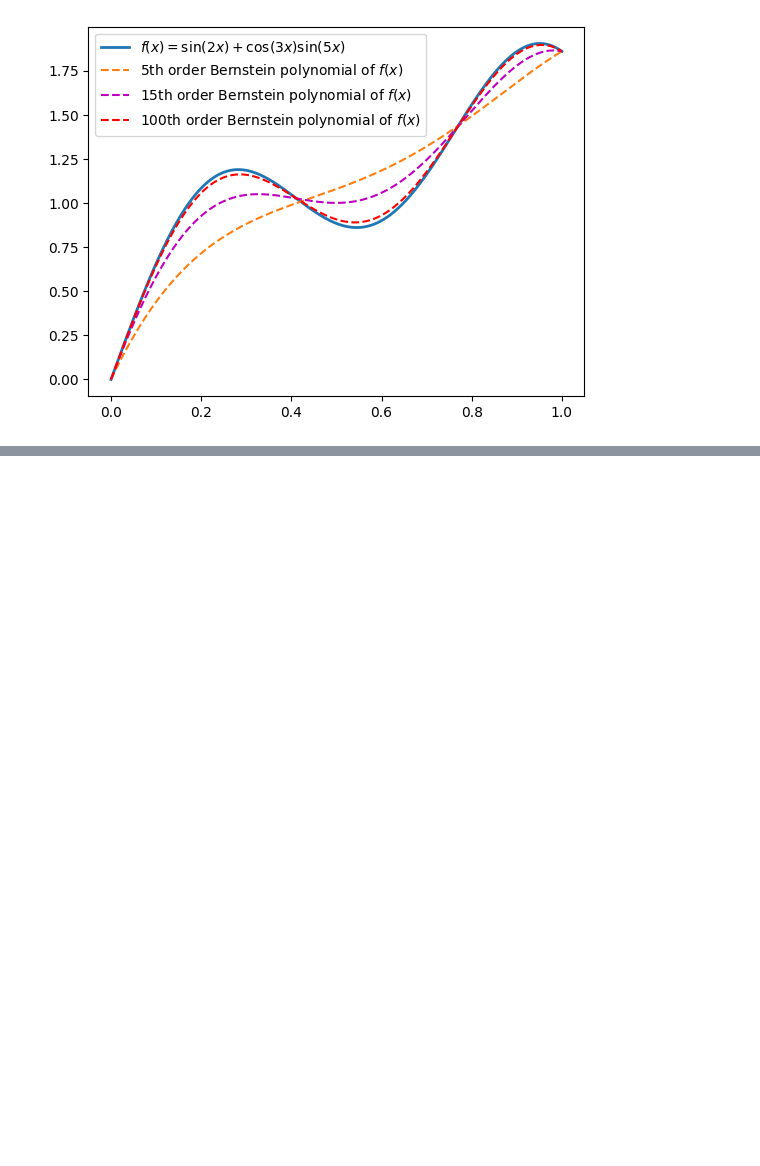
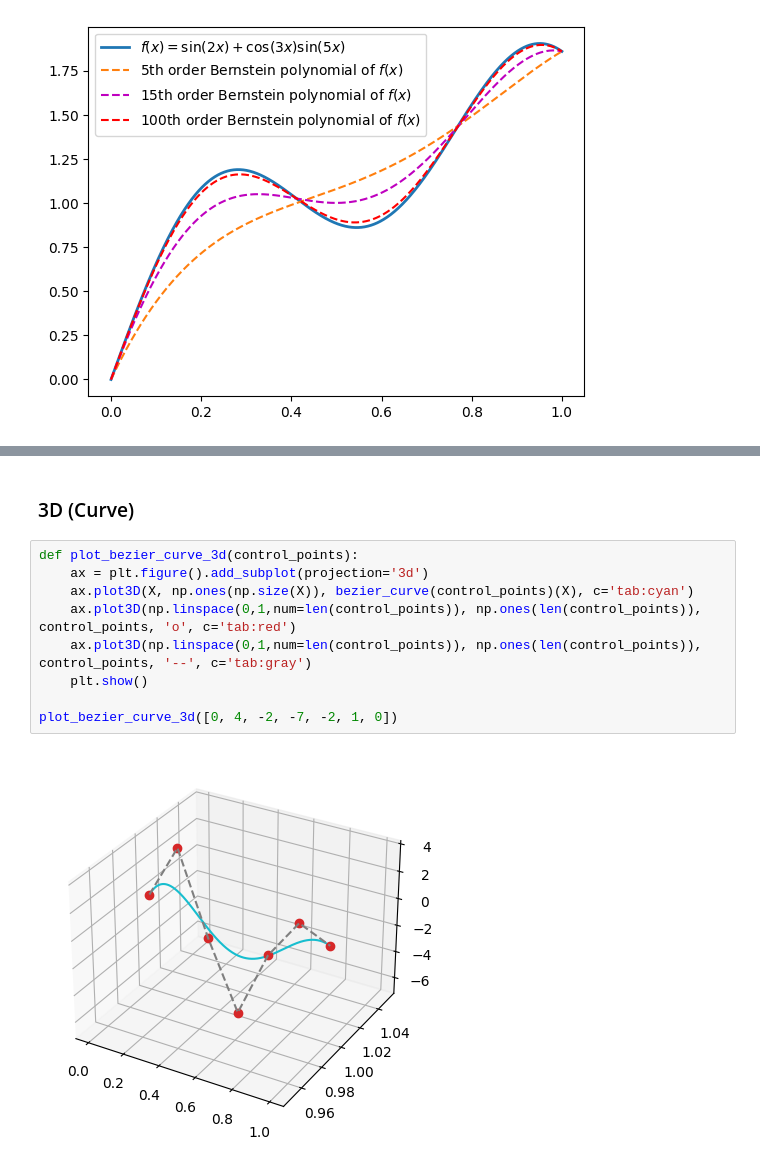
Before and after one commit to ttesmer/CAMPP, a Jupyter notebook: parametric_curves/Bernstein Polynomials, Bezier Curves, B-Splines and NURBS.ipynb, the cells around one changed output, grey strips where cells are left out. Saved outputs shown, nothing was run; the diff lists cells and outputs as text; blank space fills up the shorter version.

Commit message:
add 3D bezier

```diff
--- a/parametric_curves/Bernstein Polynomials, Bezier Curves, B-Splines and NURBS.ipynb
+++ b/parametric_curves/Bernstein Polynomials, Bezier Curves, B-Splines and NURBS.ipynb
@@ -70,0 +74,13 @@ plot_bezier([0, 2, -1, -3, -2])
+# %% [markdown]
+### 3D (Curve)
+# %%
+def plot_bezier_curve_3d(control_points):
+    ax = plt.figure().add_subplot(projection='3d')
+    ax.plot3D(X, np.ones(np.size(X)), bezier_curve(control_points)(X), c='tab:cyan')
+    ax.plot3D(np.linspace(0,1,num=len(control_points)), np.ones(len(control_points)), control_points, 'o', c='tab:red')
+    ax.plot3D(np.linspace(0,1,num=len(control_points)), np.ones(len(control_points)), control_points, '--', c='tab:gray')
+    plt.show()
+
+plot_bezier_curve_3d([0, 4, -2, -7, -2, 1, 0])
+# %% [output]
+[figure, added]
```
Also changed, not shown: parts of 11 cells of this notebook.
